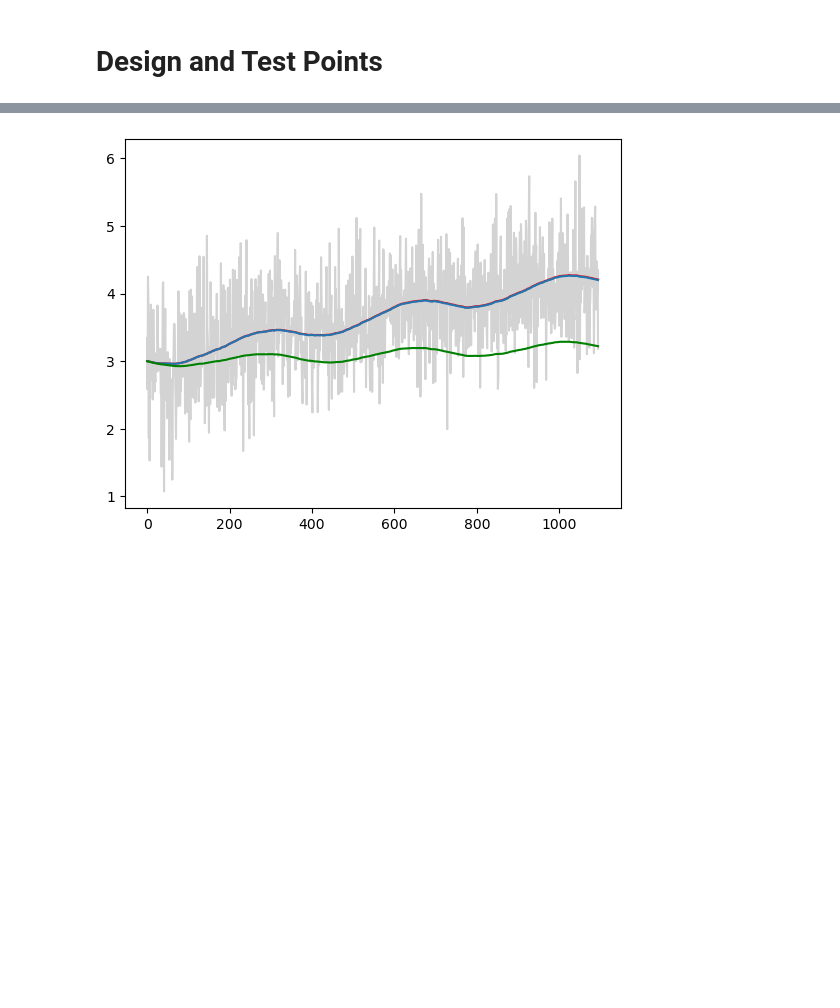
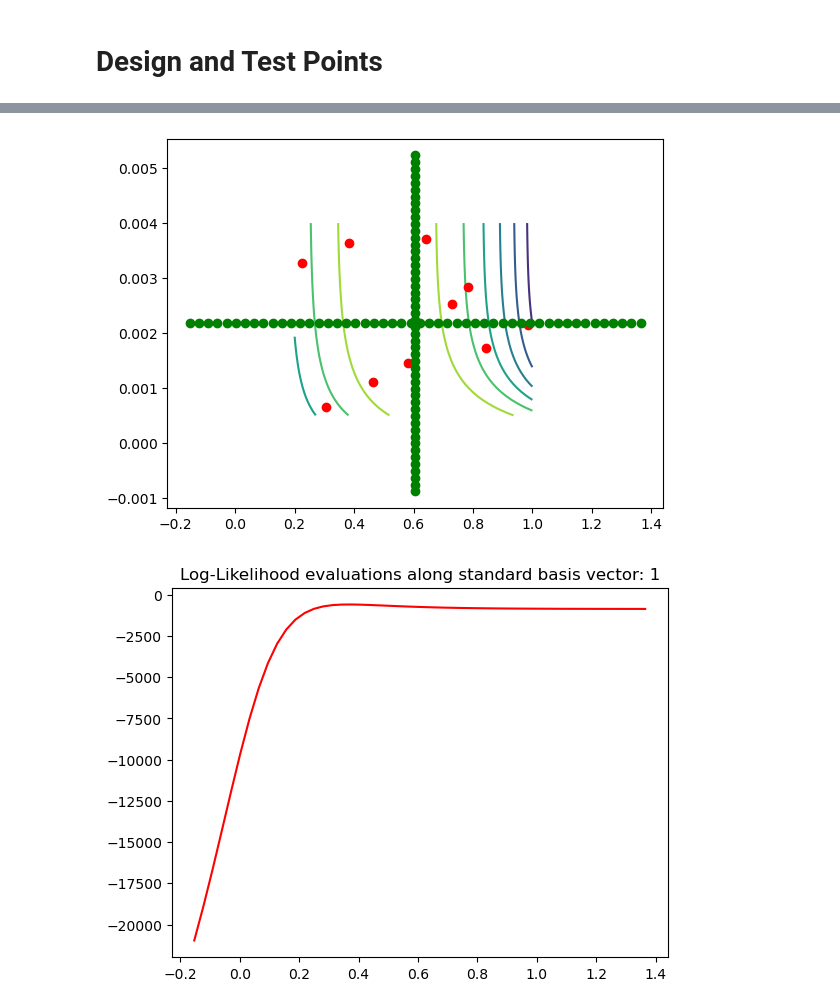
Before and after one commit to arob5/gp-calibration, a Jupyter notebook: scripts/python/vsem_calibration_test.ipynb, the cells around one changed output, grey strips where cells are left out. Cells and saved outputs as stored; diff of their text form; code cells hidden in the pictures; blank space fills up the shorter version.

```diff
--- a/scripts/python/vsem_calibration_test.ipynb
+++ b/scripts/python/vsem_calibration_test.ipynb
@@ -255,5 +259,12 @@ par_cal_test = np.array([(x1, x2) for x1 in x1_grid for x2 in x2_grid])
 n_test = par_cal_test.shape[0]
 # %%
 # Create extrapolation points to test emulator tail behavior.
+n_extrap_points_per_dim = 50
+max_extrap_scale = 2
+par_design_bounds = get_bounds(par_cal_design)
+design_extrap = gen_extrapolation_test_inputs(dim_par, n_extrap_points_per_dim,
+                                              max_scaler=max_extrap_scale, target_bounds=par_design_bounds)
+design_extrap_long = design_extrap.reshape((design_extrap.shape[0] * design_extrap.shape[1], 2))
+llik_extrap = calc_llik(design_extrap_long, y_obs)
 # %%
 # Generate llik responses at design and test points.
@@ -316,8 +303,17 @@ array([1.000e+00, 1.500e+00, 2.000e-03, 4.000e-01, 1.440e+03, 2.737e+04,
-# %%
-plt.plot(time_steps, y.T, color="lightgray")
-plt.plot(time_steps, y_true.T, color="red")
-plt.plot(time_steps, test[0,:,veg_idx])
-plt.plot(time_steps, test15[0,:,veg_idx], color="green")
-plt.show()
-# %% [output]
-[figure, removed]
+# %%
+# Contour plot with extrapolation points.
+plt.contour(x_grid[0], x_grid[1], llik_test.reshape(n_grid_1d, n_grid_1d))
+plt.plot(par_cal_design[:,0], par_cal_design[:,1], "or")
+plt.plot(design_extrap_long[:,0], design_extrap_long[:,1], "og")
+plt.show()
+
+# Plot log-likelihood at extrapolation points along each coordinate axis.
+for j in range(dim_par):
+    start_idx = 0 + j*n_extrap_points_per_dim
+    stop_idx = (j+1) * n_extrap_points_per_dim
+    plt.plot(design_extrap_long[start_idx:stop_idx,j], llik_extrap[start_idx:stop_idx], "r")
+    plt.title("Log-Likelihood evaluations along standard basis vector: "+str(j+1))
+    plt.show()
+# %% [output]
+[figure, added]
+[figure, added]
```
Also changed, not shown: parts of 16 cells of this notebook, 6 other files.
